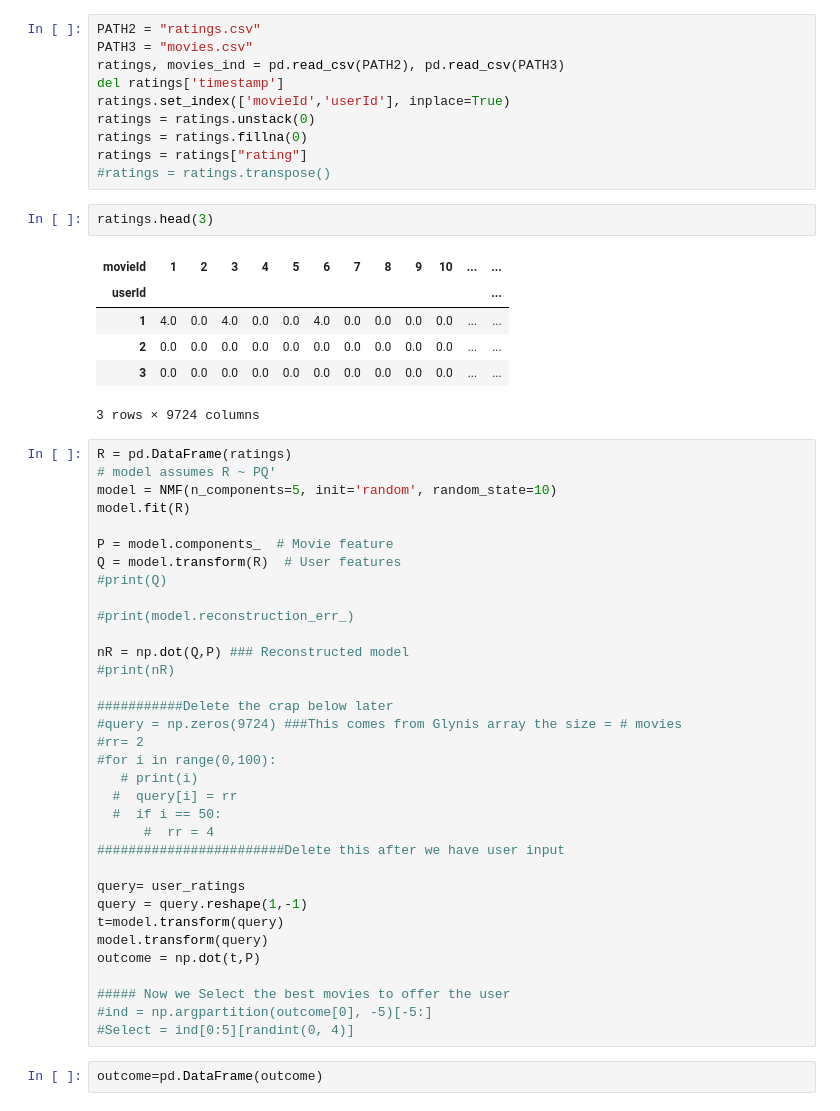
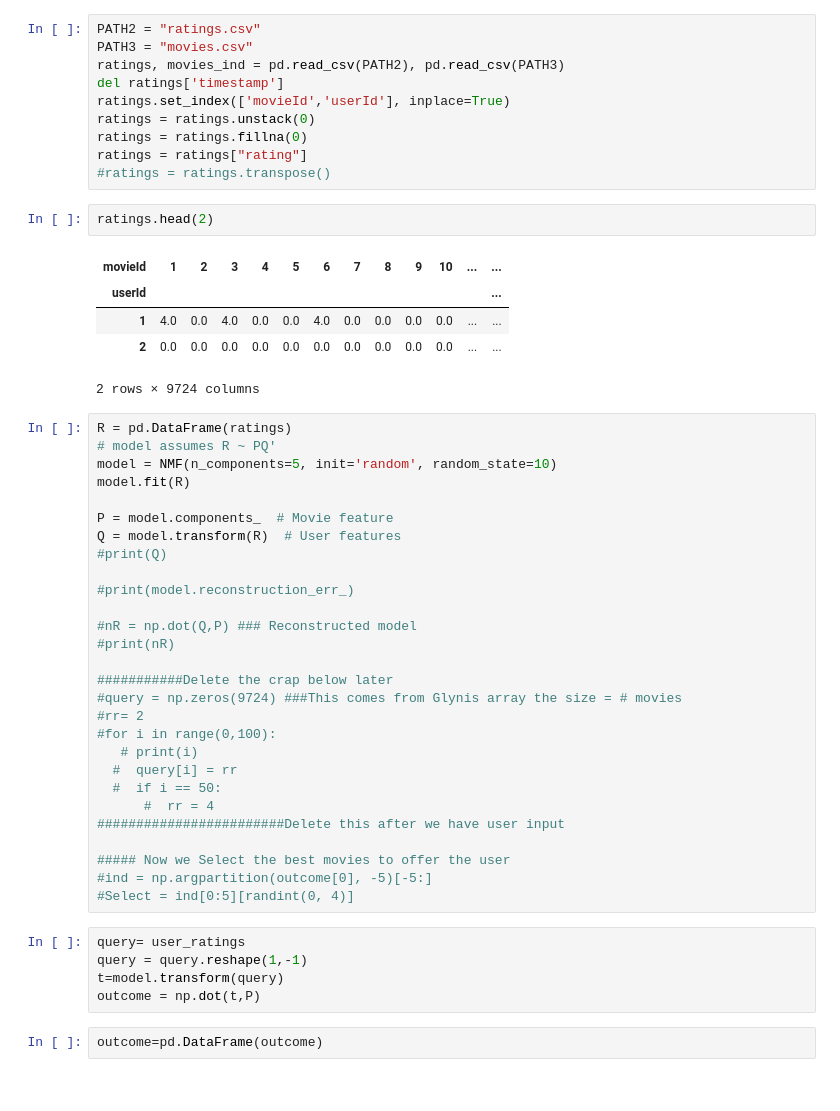
Before and after one commit to julian801/JC_Movie_Recommender, a Jupyter notebook: No_longer_crap.ipynb, the cells around one changed output. Saved outputs shown, nothing was run; the diff lists cells and outputs as text.

```diff
--- a/No_longer_crap.ipynb
+++ b/No_longer_crap.ipynb
@@ -96,14 +93,13 @@ ratings = ratings.fillna(0)
 ratings = ratings["rating"]
 #ratings = ratings.transpose()
 # %%
-ratings.head(3)
+ratings.head(2)
 # %% [output]
 | movieId | 1 | 2 | 3 | 4 | 5 | 6 | 7 | 8 | 9 | 10 | ... | ... |
 | userId |  |  |  |  |  |  |  |  |  |  |  | ... |
 | 1 | 4.0 | 0.0 | 4.0 | 0.0 | 0.0 | 4.0 | 0.0 | 0.0 | 0.0 | 0.0 | ... | ... |
 | 2 | 0.0 | 0.0 | 0.0 | 0.0 | 0.0 | 0.0 | 0.0 | 0.0 | 0.0 | 0.0 | ... | ... |
-| 3 | 0.0 | 0.0 | 0.0 | 0.0 | 0.0 | 0.0 | 0.0 | 0.0 | 0.0 | 0.0 | ... | ... |
-3 rows × 9724 columns
+2 rows × 9724 columns
 # %%
 R = pd.DataFrame(ratings)
 # model assumes R ~ PQ'
@@ -116,7 +112,7 @@ Q = model.transform(R)  # User features
 
 #print(model.reconstruction_err_)
 
-nR = np.dot(Q,P) ### Reconstructed model
+#nR = np.dot(Q,P) ### Reconstructed model
 #print(nR)
 
 ###########Delete the crap below later
@@ -129,15 +125,14 @@ nR = np.dot(Q,P) ### Reconstructed model
       #  rr = 4
 ########################Delete this after we have user input
 
-query= user_ratings
-query = query.reshape(1,-1)
-t=model.transform(query)
-model.transform(query)
-outcome = np.dot(t,P)
-
 ##### Now we Select the best movies to offer the user
 #ind = np.argpartition(outcome[0], -5)[-5:]
 #Select = ind[0:5][randint(0, 4)]
+# %%
+query= user_ratings
+query = query.reshape(1,-1)
+t=model.transform(query)
+outcome = np.dot(t,P)
 # %%
 outcome=pd.DataFrame(outcome)
 # %%
```
Also changed, not shown: parts of 23 cells of this notebook.
